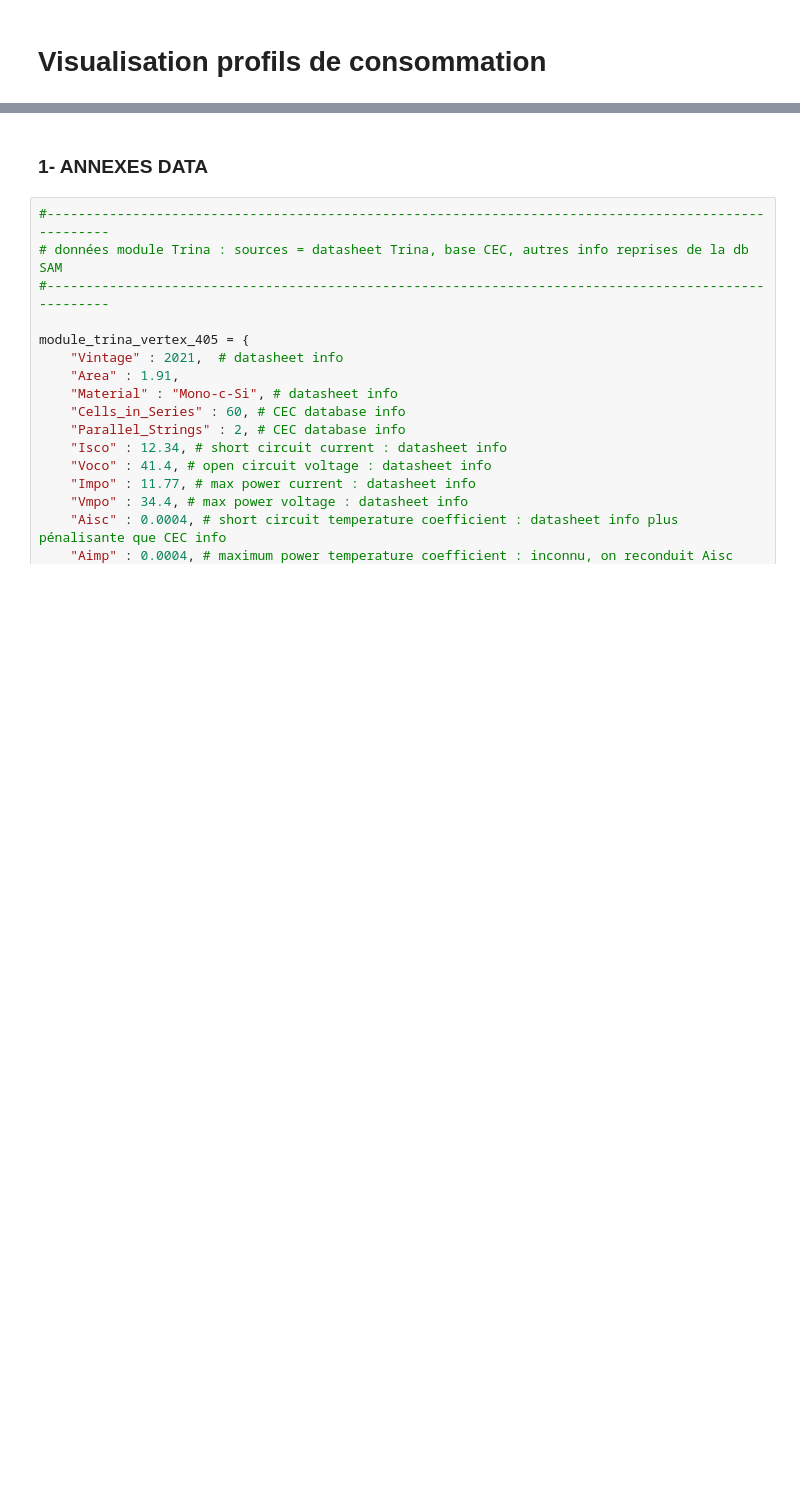
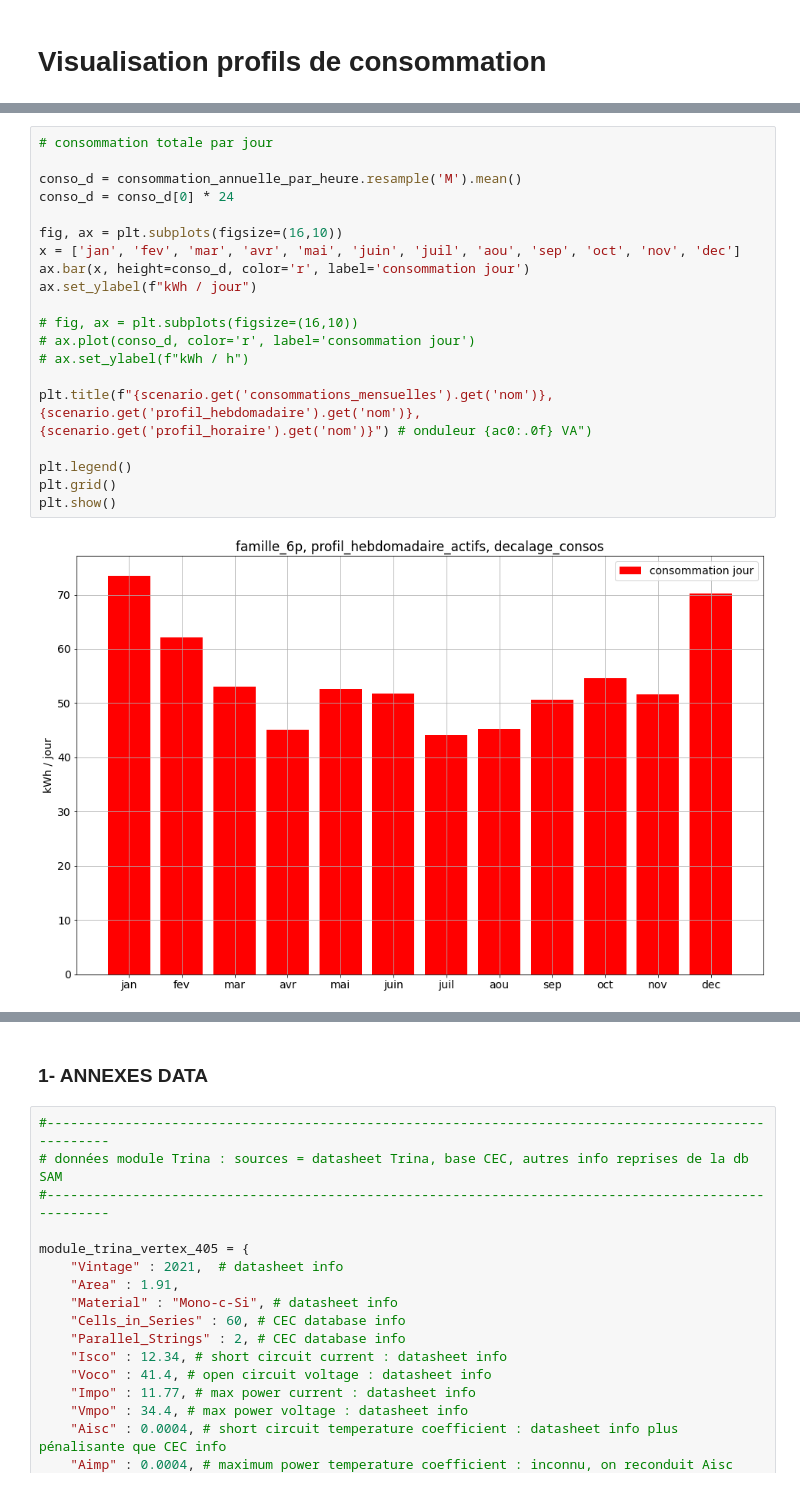
Before and after one commit to BenjaminDeporte/PV, a Jupyter notebook: Code/TutoPVlib.ipynb, the cells around one changed output, grey strips where cells are left out. Cells and saved outputs as stored; diff of their text form; blank space fills up the shorter version.

```diff
--- a/Code/TutoPVlib.ipynb
+++ b/Code/TutoPVlib.ipynb
@@ -847,0 +909,22 @@ print(df_mois)
+# %%
+# consommation totale par jour
+
+conso_d = consommation_annuelle_par_heure.resample('M').mean()
+conso_d = conso_d[0] * 24
+
+fig, ax = plt.subplots(figsize=(16,10))
+x = ['jan', 'fev', 'mar', 'avr', 'mai', 'juin', 'juil', 'aou', 'sep', 'oct', 'nov', 'dec']
+ax.bar(x, height=conso_d, color='r', label='consommation jour')
+ax.set_ylabel(f"kWh / jour")
+
+# fig, ax = plt.subplots(figsize=(16,10))
+# ax.plot(conso_d, color='r', label='consommation jour')
+# ax.set_ylabel(f"kWh / h")
+
+plt.title(f"{scenario.get('consommations_mensuelles').get('nom')}, {scenario.get('profil_hebdomadaire').get('nom')}, {scenario.get('profil_horaire').get('nom')}") # onduleur {ac0:.0f} VA")
+
+plt.legend()
+plt.grid()
+plt.show()
+# %% [output]
+[figure, added]
```
Also changed, not shown: parts of 16 cells of this notebook.
